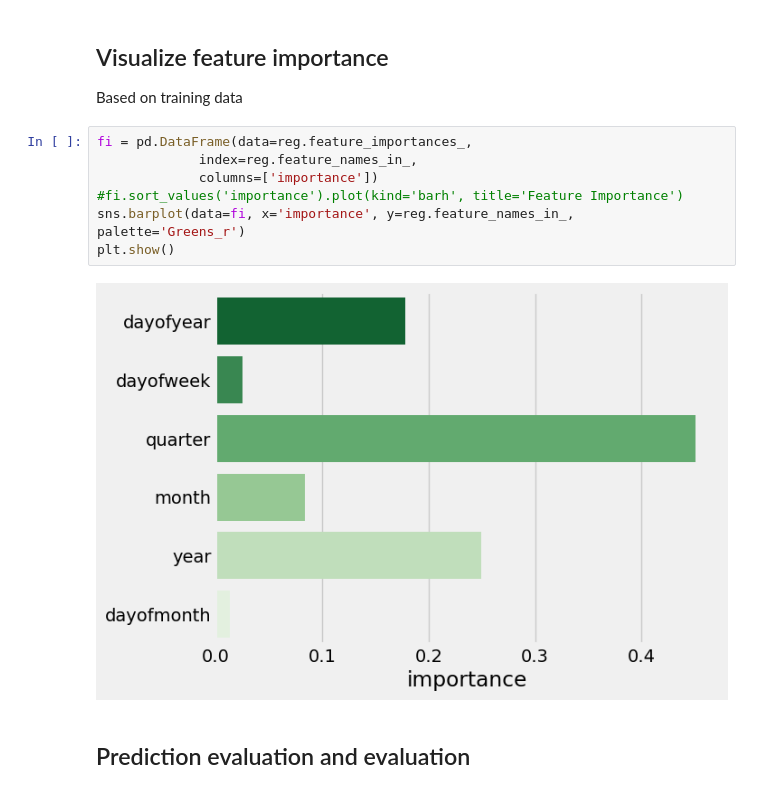
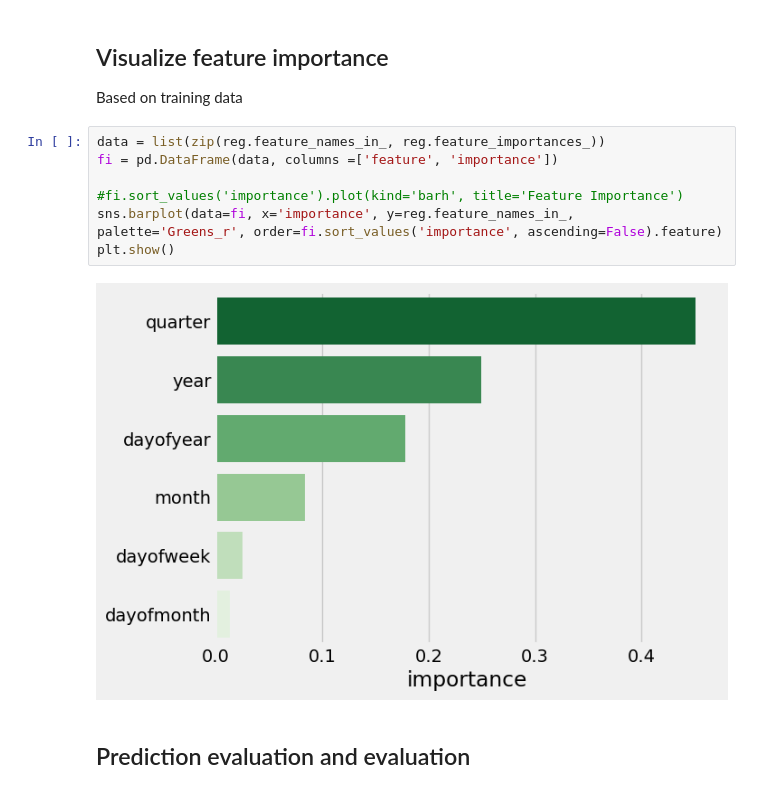
Before and after one commit to KasperLindm/Music-streaming, a Jupyter notebook: music-streaming.ipynb, the cells around one changed output. Drawn from its saved outputs; the diff is of its cells as text.

Commit message:
Ordering feature importance

```diff
--- a/music-streaming.ipynb
+++ b/music-streaming.ipynb
@@ -733,14 +733,14 @@ XGBRegressor(base_score=0.5, booster='gbtree', callbacks=None,
 ## Visualize feature importance
 Based on training data
 # %%
-fi = pd.DataFrame(data=reg.feature_importances_,
-             index=reg.feature_names_in_,
-             columns=['importance'])
+data = list(zip(reg.feature_names_in_, reg.feature_importances_))
+fi = pd.DataFrame(data, columns =['feature', 'importance'])
+
 #fi.sort_values('importance').plot(kind='barh', title='Feature Importance')
-sns.barplot(data=fi, x='importance', y=reg.feature_names_in_, palette='Greens_r')
+sns.barplot(data=fi, x='importance', y=reg.feature_names_in_, palette='Greens_r', order=fi.sort_values('importance', ascending=False).feature)
 plt.show()
 # %% [output]
-[figure, old version]
+[figure, new version]
 # %% [markdown]
 ## Prediction evaluation and evaluation
 # %%
```
Also changed, not shown: parts of 8 cells of this notebook.
